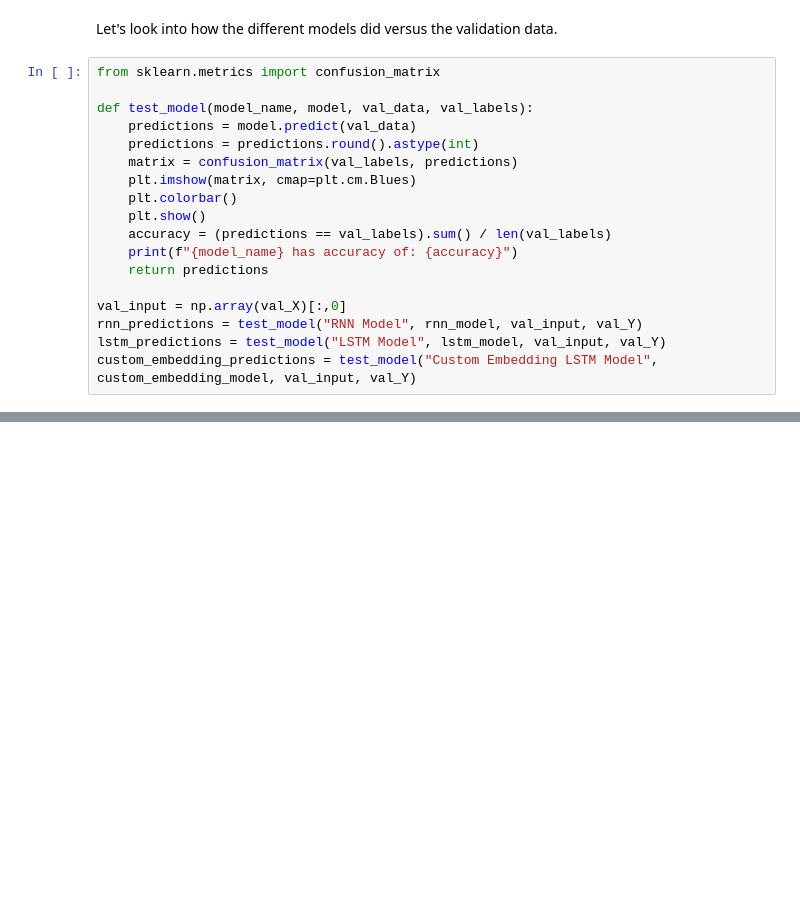
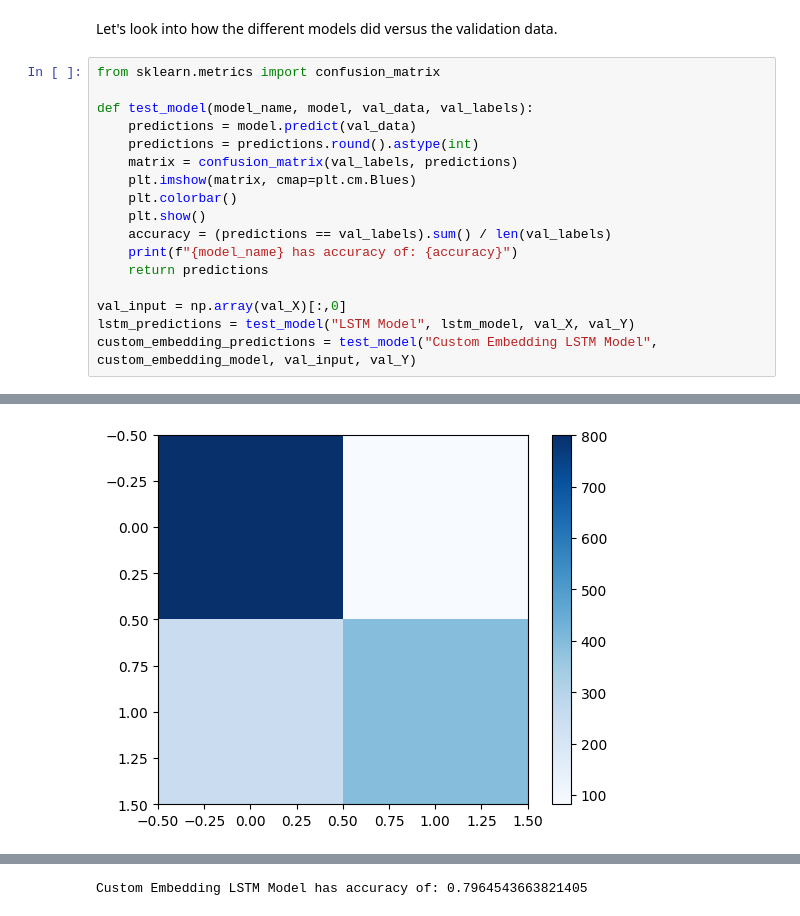
Before and after one commit to DavidUlloa6310/disaster_tweets, a Jupyter notebook: Intro_to_ML_Final_Project.ipynb, the cells around one changed output, grey strips where cells are left out. Saved outputs shown, nothing was run; the diff lists cells and outputs as text; blank space fills up the shorter version.

```diff
--- a/Intro_to_ML_Final_Project.ipynb
+++ b/Intro_to_ML_Final_Project.ipynb
@@ -469,6 +500,6 @@ def test_model(model_name, model, val_data, val_labels):
     return predictions
 
 val_input = np.array(val_X)[:,0]
-rnn_predictions = test_model("RNN Model", rnn_model, val_input, val_Y)
-lstm_predictions = test_model("LSTM Model", lstm_model, val_input, val_Y)
+lstm_predictions = test_model("LSTM Model", lstm_model, val_X, val_Y)
 custom_embedding_predictions = test_model("Custom Embedding LSTM Model", custom_embedding_model, val_input, val_Y)
+# %% [output]
@@ -474,0 +507 @@ custom_embedding_predictions = test_model("Custom Embedding LSTM Model", custom_
+[figure, added]
@@ -475,2 +511,3 @@ custom_embedding_predictions = test_model("Custom Embedding LSTM Model", custom_
+Custom Embedding LSTM Model has accuracy of: 0.7964543663821405
 # %%
 display(val_X[val_Y != lstm_predictions][:5])
```
Also changed, not shown: parts of 23 cells of this notebook.
